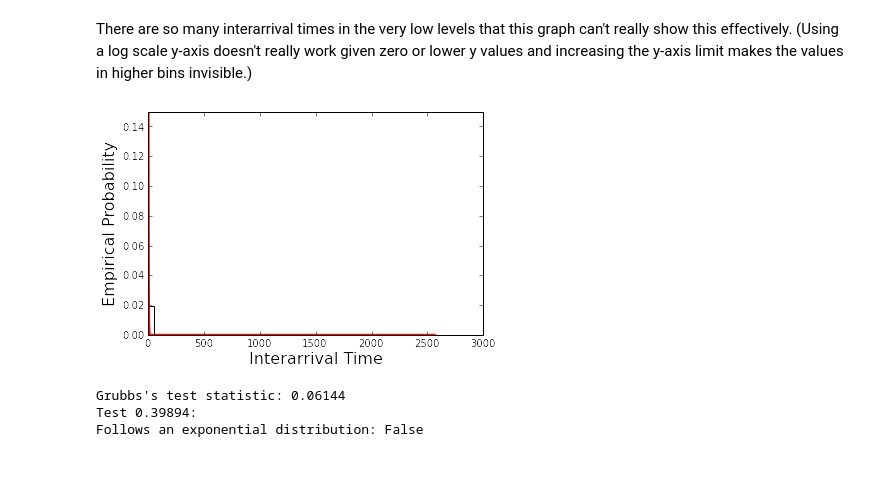
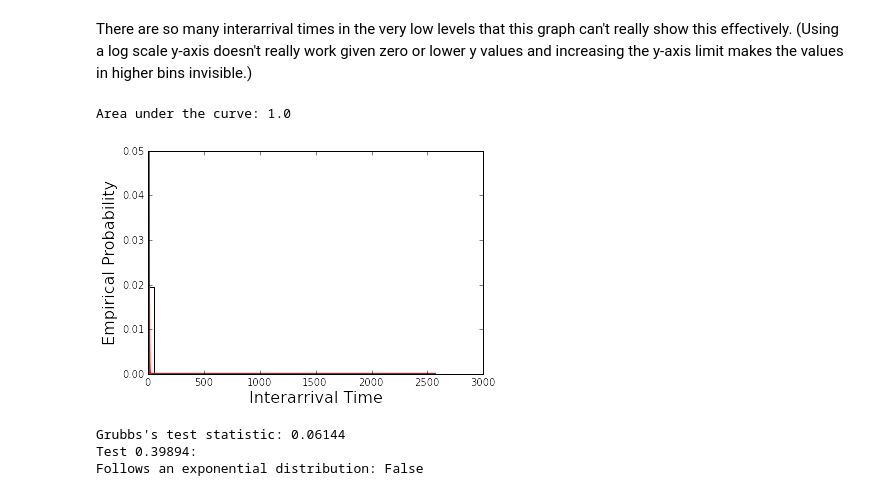
Before and after one commit to salspaugh/empirical-analysis, a Jupyter notebook: assignment1/assignment1.ipynb, the cells around one changed output. Cells and saved outputs as stored; diff of their text form; code cells hidden in the pictures; blank space fills up the shorter version.

```diff
--- a/assignment1/assignment1.ipynb
+++ b/assignment1/assignment1.ipynb
@@ -242,10 +262,10 @@ plot_interarrival_histogram(user_interarrivals)
 # %%
 # Plot the empirical PDF of interarrival times and
 # the exponential PDF based on the empirical average of interarrival times.
-def plot_interarrival_empirical_pdf(interarrivals):
+def plot_interarrival_empirical_pdf(interarrivals, ymax=1.):
 
-    plt.ylim(ymin=0, ymax=.15) # Necessary due to bug for histtype='step' below.
-    n, bins, patches = plt.hist(interarrivals, num_bins, histtype='step', color='black', normed=True)
+    plt.ylim(ymin=0, ymax=ymax) # Necessary due to bug for histtype='step' below.
+    pdf, bins, patches = plt.hist(interarrivals, num_bins, histtype='step', color='black', normed=True)
     plt.xlabel("Interarrival Time", fontsize=16)
     plt.ylabel("Empirical Probability", fontsize=16)
 
@@ -253,6 +273,8 @@ def plot_interarrival_empirical_pdf(interarrivals):
     dom = range(int(np.ceil(max(interarrivals))))
     exp_pdf = [lmbda * np.exp(-lmbda*x) for x in dom]
     plt.plot(dom, exp_pdf, color='red', linewidth=2)
+    return pdf, bins, patches
 
-plot_interarrival_empirical_pdf(user_interarrivals)
+pdf, bins, _ = plot_interarrival_empirical_pdf(user_interarrivals, ymax=.15)
+print "Area under the curve:", np.sum(pdf * np.diff(bins)) # Check that it is a PDF.
 # %% [output]
@@ -312,10 +334,12 @@ plot_interarrival_histogram(pooled_interarrivals, ymax=500)
 [figure]
 # %% [markdown]
 There are so many interarrival times in the very low levels that this graph can't really show this effectively. (Using  a log scale y-axis doesn't really work given zero or lower y values and increasing the y-axis limit makes the values in higher bins invisible.)
-# %%
-plot_interarrival_empirical_pdf(pooled_interarrivals)
-# %% [output]
-[figure, removed]
+# %%
+pdf, bins, _ = plot_interarrival_empirical_pdf(pooled_interarrivals, ymax=.05)
+print "Area under the curve:", np.sum(pdf * np.diff(bins)) # Check that it is a PDF.
+# %% [output]
+Area under the curve: 1.0
+[figure, added]
 # %%
 is_exponential_based_on_grubbs(pooled_interarrivals)
 print
```
Also changed, not shown: parts of 12 cells of this notebook, 2 other files.
